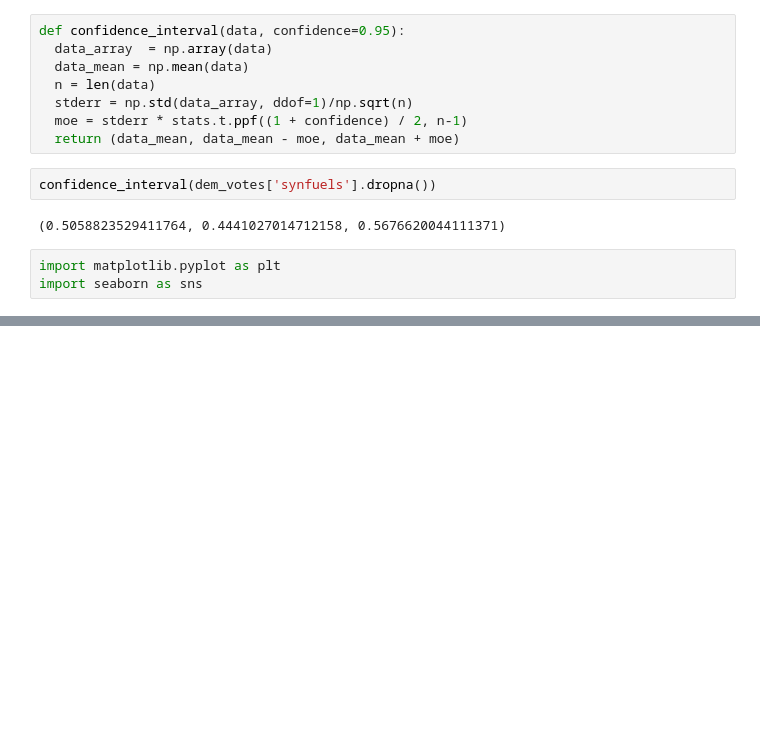
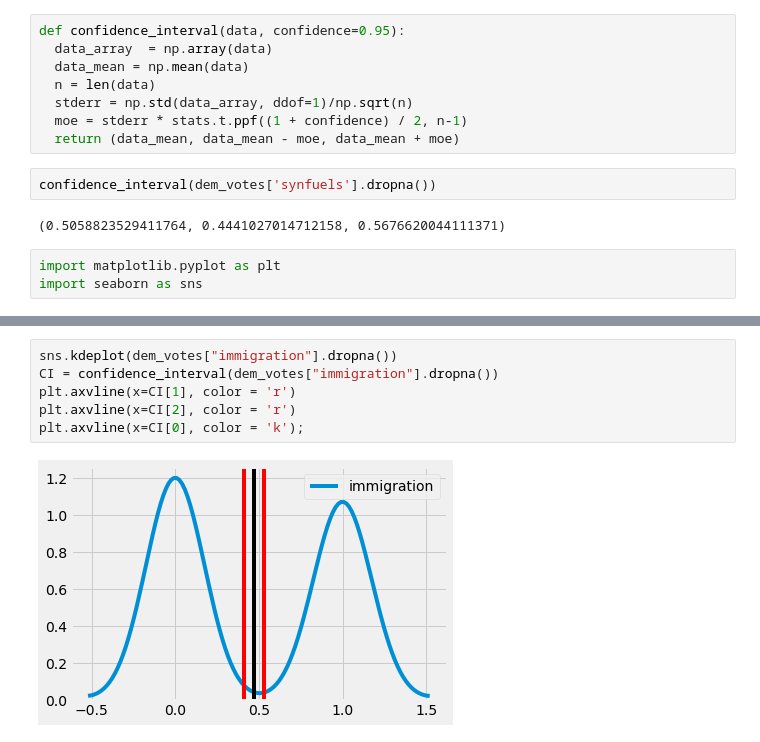
Before and after one commit to kbee181756/DS-Unit-1-Sprint-2-Statistics, a Jupyter notebook: Build_a_Confidence_Interval_House_Votes_chisquare.ipynb, the cells around one changed output, grey strips where cells are left out. Saved outputs shown, nothing was run; the diff lists cells and outputs as text; blank space fills up the shorter version.

```diff
--- a/Build_a_Confidence_Interval_House_Votes_chisquare.ipynb
+++ b/Build_a_Confidence_Interval_House_Votes_chisquare.ipynb
@@ -272,0 +248,8 @@ plt.axvline(x=CI[0], color = 'k');
+# %%
+sns.kdeplot(dem_votes["immigration"].dropna())
+CI = confidence_interval(dem_votes["immigration"].dropna())
+plt.axvline(x=CI[1], color = 'r')
+plt.axvline(x=CI[2], color = 'r')
+plt.axvline(x=CI[0], color = 'k');
+# %% [output]
+[figure, added]
```
Also changed, not shown: parts of 7 cells of this notebook.
